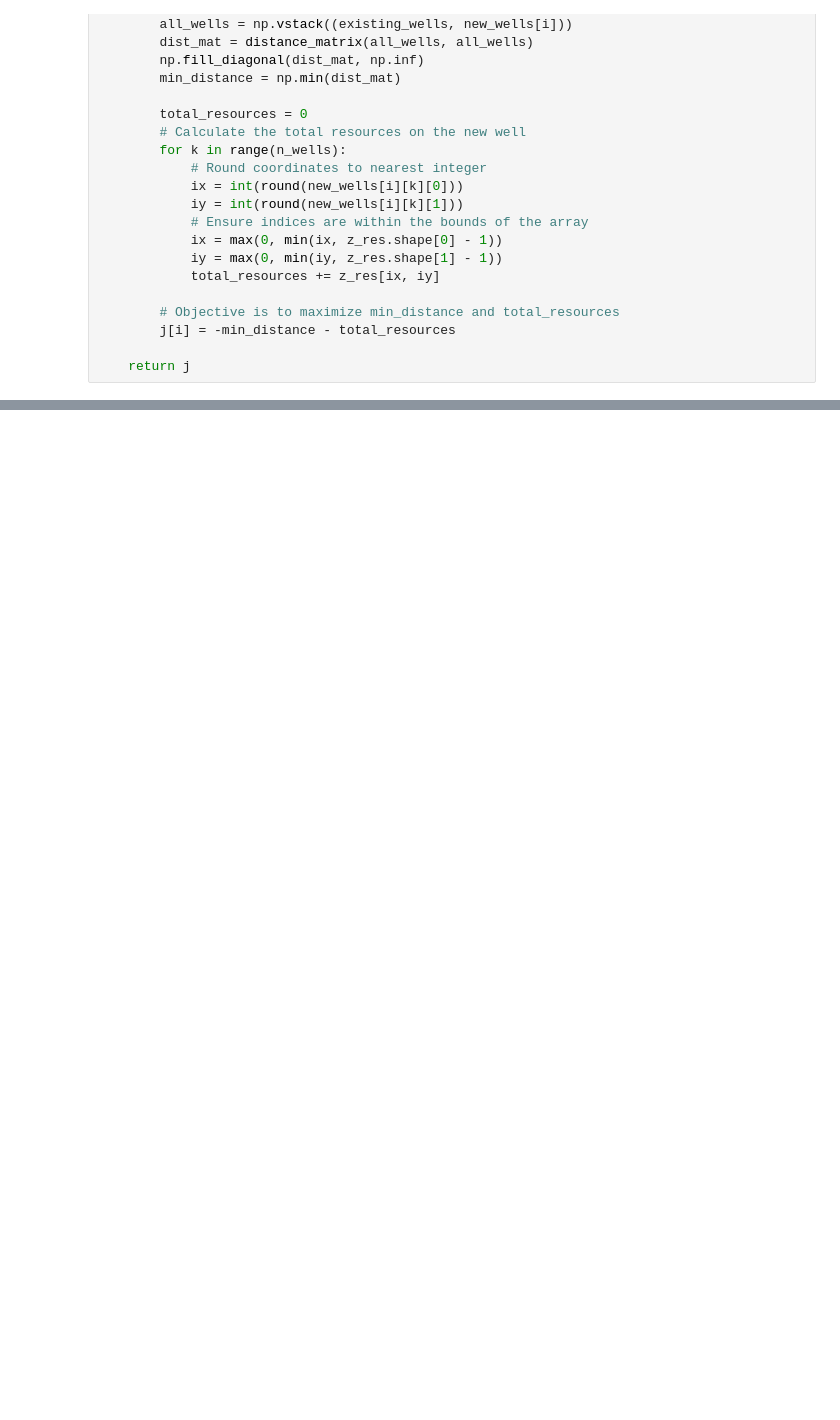
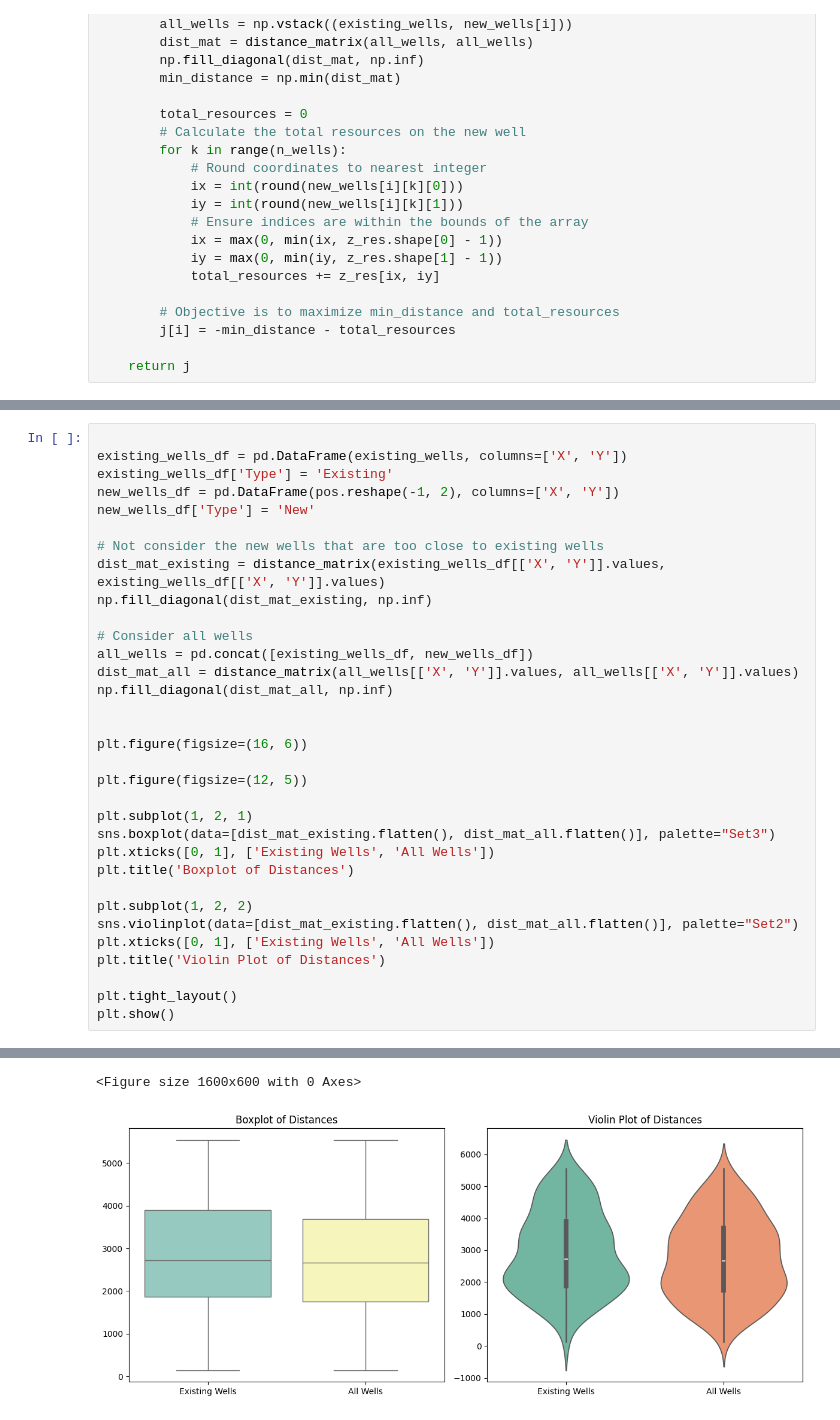
Before and after one commit to zivmax/model-2024c, a Jupyter notebook: code/new-wells.ipynb, the cells around one changed output, grey strips where cells are left out. Saved outputs shown, nothing was run; the diff lists cells and outputs as text; blank space fills up the shorter version.

```diff
--- a/code/new-wells.ipynb
+++ b/code/new-wells.ipynb
@@ -86,0 +89,34 @@ cost, pos = optimizer.optimize(objective_function, iters=2000, existing_wells=ex
+# %%
+
+existing_wells_df = pd.DataFrame(existing_wells, columns=['X', 'Y'])
+existing_wells_df['Type'] = 'Existing'
+new_wells_df = pd.DataFrame(pos.reshape(-1, 2), columns=['X', 'Y'])
+new_wells_df['Type'] = 'New'
+
+# Not consider the new wells that are too close to existing wells
+dist_mat_existing = distance_matrix(existing_wells_df[['X', 'Y']].values, existing_wells_df[['X', 'Y']].values)
+np.fill_diagonal(dist_mat_existing, np.inf)
+
+# Consider all wells
+all_wells = pd.concat([existing_wells_df, new_wells_df])
+dist_mat_all = distance_matrix(all_wells[['X', 'Y']].values, all_wells[['X', 'Y']].values)
+np.fill_diagonal(dist_mat_all, np.inf)
+
+
+plt.figure(figsize=(16, 6))
+
+plt.figure(figsize=(12, 5))
+
+plt.subplot(1, 2, 1)
+sns.boxplot(data=[dist_mat_existing.flatten(), dist_mat_all.flatten()], palette="Set3")
+plt.xticks([0, 1], ['Existing Wells', 'All Wells'])
+plt.title('Boxplot of Distances')
+
+plt.subplot(1, 2, 2)
+sns.violinplot(data=[dist_mat_existing.flatten(), dist_mat_all.flatten()], palette="Set2")
+plt.xticks([0, 1], ['Existing Wells', 'All Wells'])
+plt.title('Violin Plot of Distances')
+
+plt.tight_layout()
+plt.show()
+# %% [output]
@@ -87,3 +127,5 @@ cost, pos = optimizer.optimize(objective_function, iters=2000, existing_wells=ex
+<Figure size 1600x600 with 0 Axes>
+[figure, added]
 # %%
 # Plot the existing and new wells using plotly
 import plotly.express as px
```
Also changed, not shown: parts of 6 cells of this notebook.
